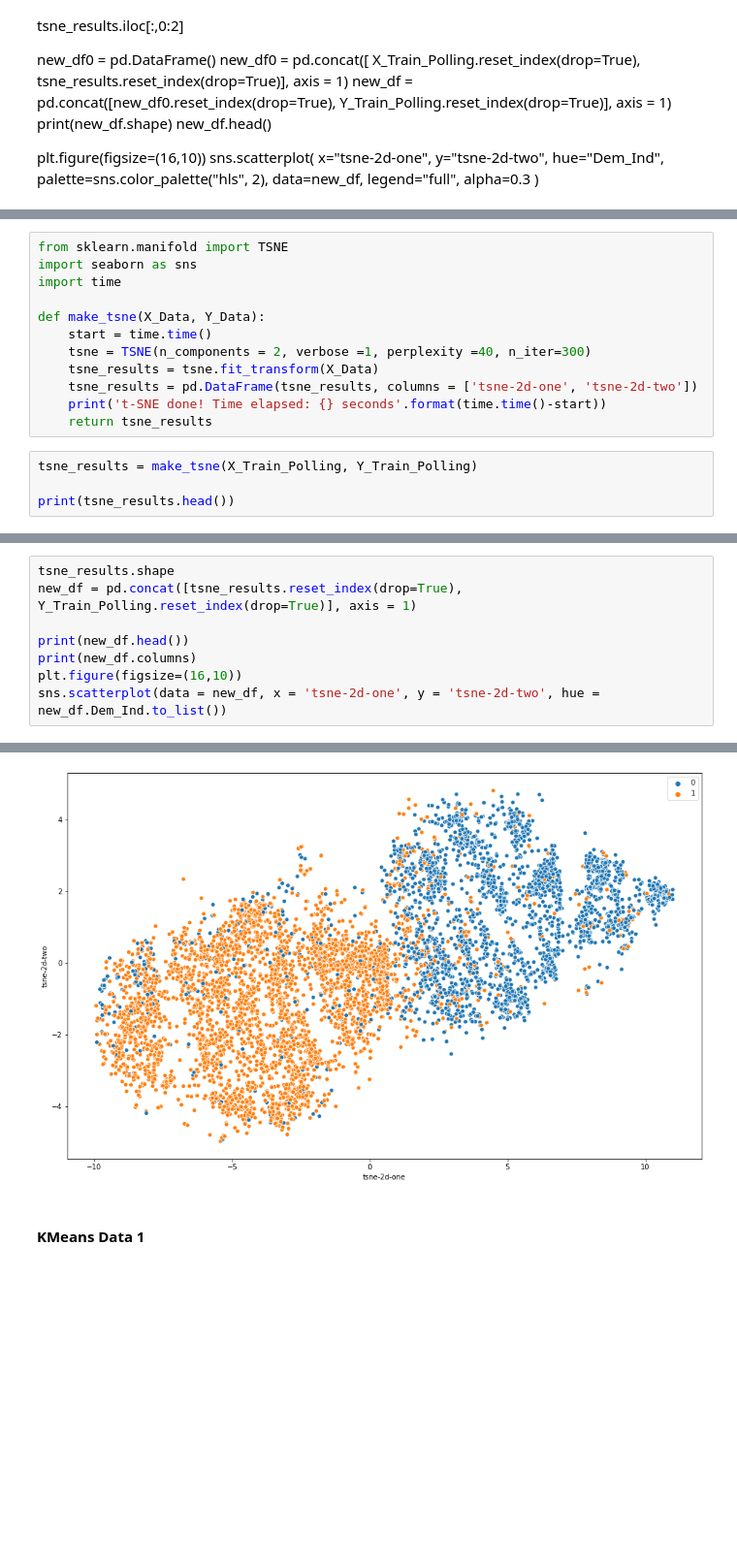
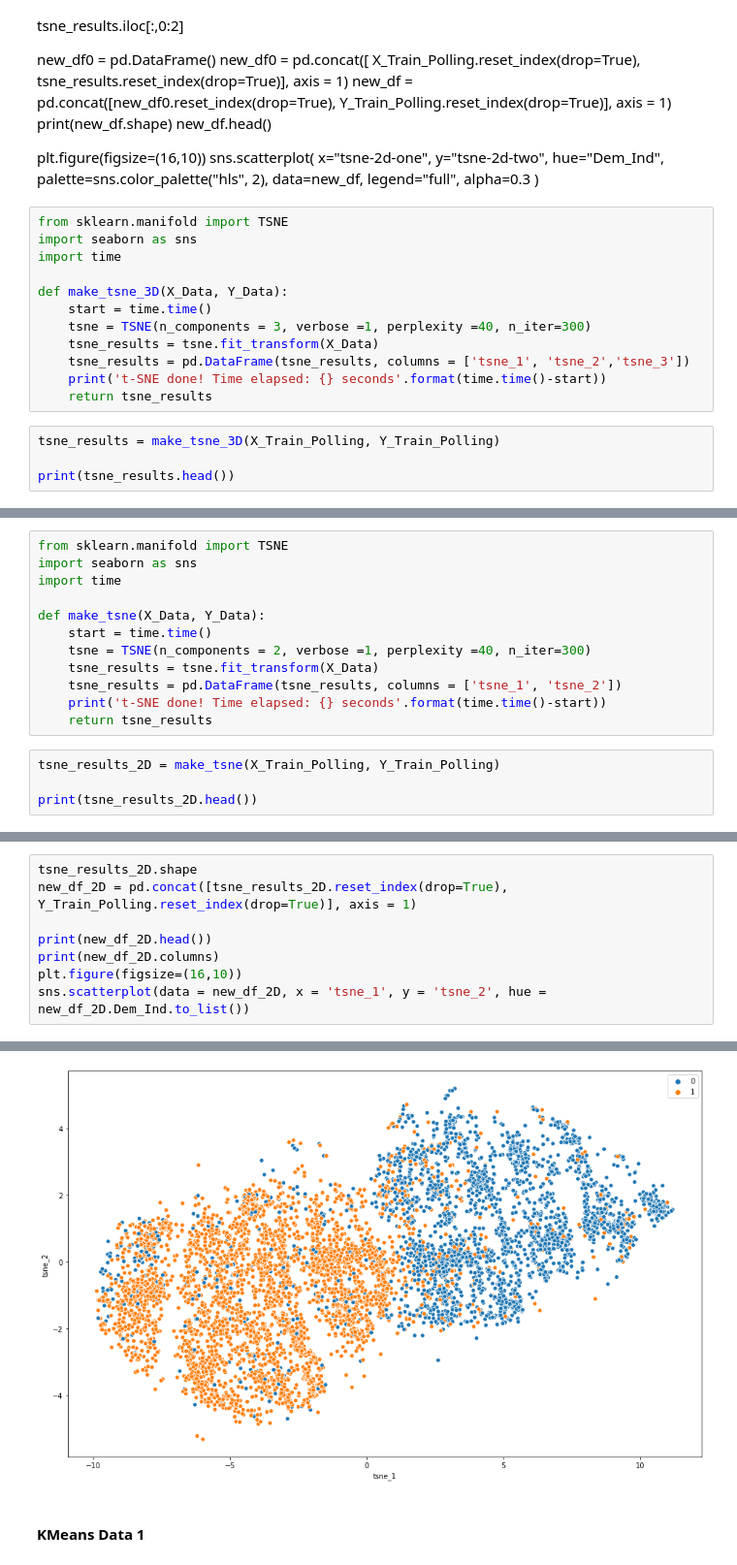
Before and after one commit to amandahutter/CS_7641, a Jupyter notebook: A3: Unsupervised Learning/A3.ipynb, the cells around one changed output, grey strips where cells are left out. Shown at 97% size. Drawn from its saved outputs; the diff is of its cells as text; blank space fills up the shorter version.

```diff
--- a/A3: Unsupervised Learning/A3.ipynb
+++ b/A3: Unsupervised Learning/A3.ipynb
@@ -419,3 +426,19 @@ sns.scatterplot(
     legend="full",
     alpha=0.3
 )
+# %%
+from sklearn.manifold import TSNE
+import seaborn as sns
+import time
+
+def make_tsne_3D(X_Data, Y_Data):
+    start = time.time()
+    tsne = TSNE(n_components = 3, verbose =1, perplexity =40, n_iter=300)
+    tsne_results = tsne.fit_transform(X_Data)
+    tsne_results = pd.DataFrame(tsne_results, columns = ['tsne_1', 'tsne_2','tsne_3'])
+    print('t-SNE done! Time elapsed: {} seconds'.format(time.time()-start))
+    return tsne_results
+# %%
+tsne_results = make_tsne_3D(X_Train_Polling, Y_Train_Polling)
+
+print(tsne_results.head())
@@ -428,12 +492,12 @@ def make_tsne(X_Data, Y_Data):
     start = time.time()
     tsne = TSNE(n_components = 2, verbose =1, perplexity =40, n_iter=300)
     tsne_results = tsne.fit_transform(X_Data)
-    tsne_results = pd.DataFrame(tsne_results, columns = ['tsne-2d-one', 'tsne-2d-two'])
+    tsne_results = pd.DataFrame(tsne_results, columns = ['tsne_1', 'tsne_2'])
     print('t-SNE done! Time elapsed: {} seconds'.format(time.time()-start))
     return tsne_results
 # %%
-tsne_results = make_tsne(X_Train_Polling, Y_Train_Polling)
+tsne_results_2D = make_tsne(X_Train_Polling, Y_Train_Polling)
 
-print(tsne_results.head())
+print(tsne_results_2D.head())
 # %% [output]
 [t-SNE] Computing 121 nearest neighbors...
@@ -459,9 +523,9 @@ t-SNE done! Time elapsed: 16.24199104309082 seconds
 # %%
-tsne_results.shape
-new_df = pd.concat([tsne_results.reset_index(drop=True), Y_Train_Polling.reset_index(drop=True)], axis = 1)
+tsne_results_2D.shape
+new_df_2D = pd.concat([tsne_results_2D.reset_index(drop=True), Y_Train_Polling.reset_index(drop=True)], axis = 1)
 
-print(new_df.head())
-print(new_df.columns)
+print(new_df_2D.head())
+print(new_df_2D.columns)
 plt.figure(figsize=(16,10))
-sns.scatterplot(data = new_df, x = 'tsne-2d-one', y = 'tsne-2d-two', hue = new_df.Dem_Ind.to_list())
+sns.scatterplot(data = new_df_2D, x = 'tsne_1', y = 'tsne_2', hue = new_df_2D.Dem_Ind.to_list())
 # %% [output]
@@ -476,4 +540,4 @@ Index(['tsne-2d-one', 'tsne-2d-two', 'Dem_Ind'], dtype='object')
-[figure, old version]
+[figure, new version]
 # %% [markdown]
 #### KMeans Data 1
 # %%
```
Also changed, not shown: parts of 84 cells of this notebook.
